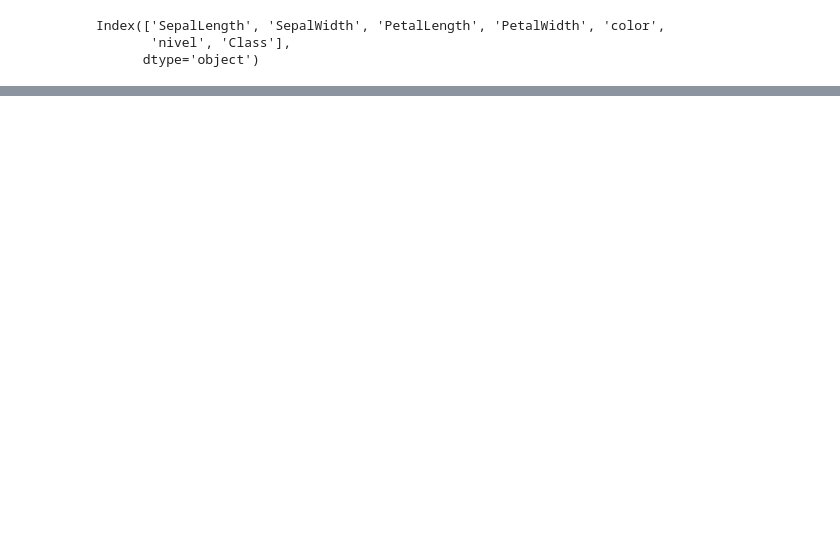
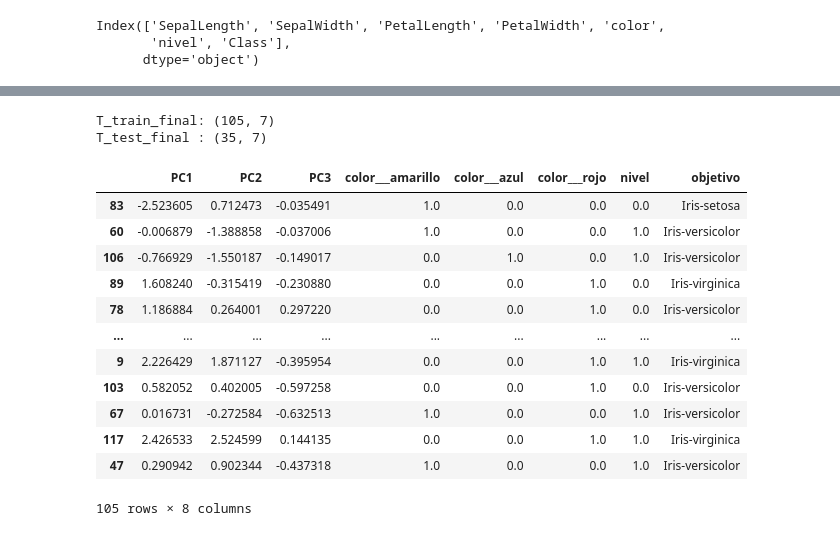
Before and after one commit to Angel751658/Preprocesamiento_PCA, a Jupyter notebook: Preprocesamiento_PCA.ipynb, the cells around one changed output, grey strips where cells are left out. Cells and saved outputs as stored; diff of their text form; code cells hidden in the pictures; blank space fills up the shorter version.

```diff
--- a/Preprocesamiento_PCA.ipynb
+++ b/Preprocesamiento_PCA.ipynb
@@ -50,0 +501,44 @@ memory usage: 7.8+ KB
+# %%
+# === Concatenar PCs (numéricas) con categóricas codificadas ===
+# Asegura alineación por índice
+df_train_cat_encode = df_train_cat_encode.reindex(T_train_df.index)
+df_test_cat_encode  = df_test_cat_encode.reindex(T_test_df.index)
+
+T_train_final = pd.concat([T_train_df, df_train_cat_encode], axis=1)
+T_test_final  = pd.concat([T_test_df,  df_test_cat_encode], axis=1)
+
+# Añadir columna objetivo (alineada por índice)
+T_train_final_out = T_train_final.copy()
+T_test_final_out  = T_test_final.copy()
+
+T_train_final_out["objetivo"] = y_train.loc[T_train_final.index].astype(str)
+T_test_final_out["objetivo"]  = y_test.loc[T_test_final.index].astype(str)
+
+
+print("T_train_final:", T_train_final.shape)
+print("T_test_final :", T_test_final.shape)
+
+T_train_final.to_csv("T_train_final.csv", index=False)
+T_test_final.to_csv("T_test_final.csv", index=False)
+T_train_final_out.to_csv("T_train_final_objetivo.csv", index=False)
+T_test_final_out.to_csv("T_test_final_objetivo.csv", index=False)
+# X_train_final.head()
+# %% [output]
+T_train_final: (105, 7)
+T_test_final : (35, 7)
+# %%
+T_train_final_out
+# %% [output]
+|  | PC1 | PC2 | PC3 | color___amarillo | color___azul | color___rojo | nivel | objetivo |
+| 83 | -2.523605 | 0.712473 | -0.035491 | 1.0 | 0.0 | 0.0 | 0.0 | Iris-setosa |
+| 60 | -0.006879 | -1.388858 | -0.037006 | 1.0 | 0.0 | 0.0 | 1.0 | Iris-versicolor |
+| 106 | -0.766929 | -1.550187 | -0.149017 | 0.0 | 1.0 | 0.0 | 1.0 | Iris-versicolor |
+| 89 | 1.608240 | -0.315419 | -0.230880 | 0.0 | 0.0 | 1.0 | 0.0 | Iris-virginica |
+| 78 | 1.186884 | 0.264001 | 0.297220 | 0.0 | 0.0 | 1.0 | 0.0 | Iris-versicolor |
+| ... | ... | ... | ... | ... | ... | ... | ... | ... |
+| 9 | 2.226429 | 1.871127 | -0.395954 | 0.0 | 0.0 | 1.0 | 1.0 | Iris-virginica |
+| 103 | 0.582052 | 0.402005 | -0.597258 | 0.0 | 0.0 | 1.0 | 0.0 | Iris-versicolor |
+| 67 | 0.016731 | -0.272584 | -0.632513 | 1.0 | 0.0 | 0.0 | 1.0 | Iris-versicolor |
+| 117 | 2.426533 | 2.524599 | 0.144135 | 0.0 | 0.0 | 1.0 | 1.0 | Iris-virginica |
+| 47 | 0.290942 | 0.902344 | -0.437318 | 1.0 | 0.0 | 0.0 | 1.0 | Iris-versicolor |
+105 rows × 8 columns
```
Also changed, not shown: parts of 16 cells of this notebook.
